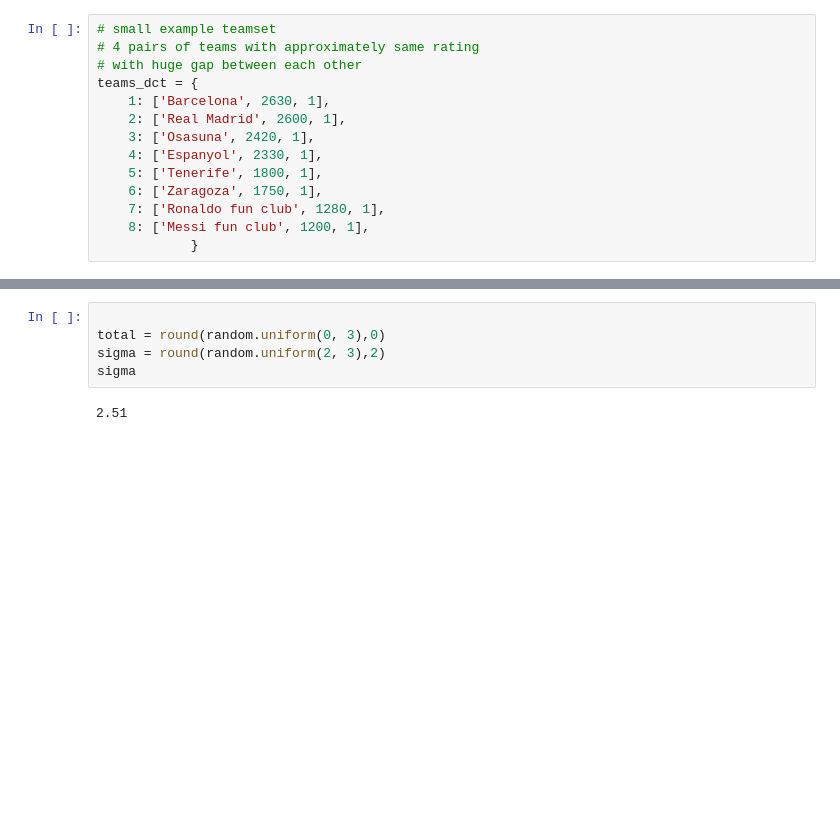
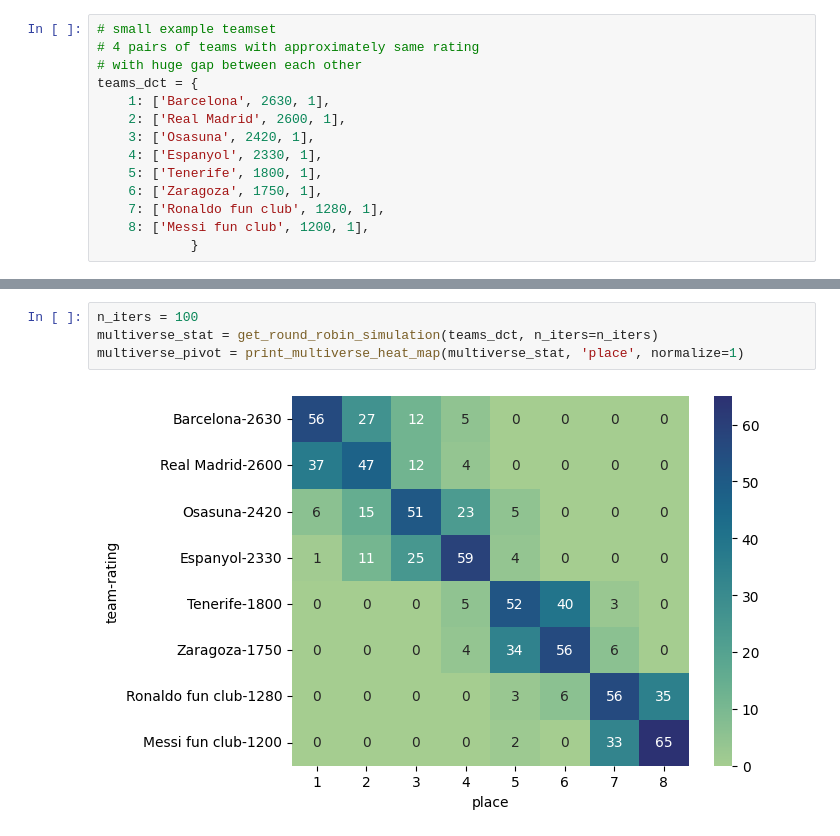
Before and after one commit to rosolimo212/torunaments, a Jupyter notebook: main.ipynb, the cells around one changed output, grey strips where cells are left out. Drawn from its saved outputs; the diff is of its cells as text; blank space fills up the shorter version.

```diff
--- a/main.ipynb
+++ b/main.ipynb
@@ -185,7 +236,6 @@ tournament_results_df
-# %%
-
-total = round(random.uniform(0, 3),0)
-sigma = round(random.uniform(2, 3),2)
-sigma
-# %% [output]
-2.51
+# %%
+n_iters = 100
+multiverse_stat = get_round_robin_simulation(teams_dct, n_iters=n_iters)
+multiverse_pivot = print_multiverse_heat_map(multiverse_stat, 'place', normalize=1)
+# %% [output]
+[figure, added]
```
Also changed, not shown: parts of 5 cells of this notebook.
